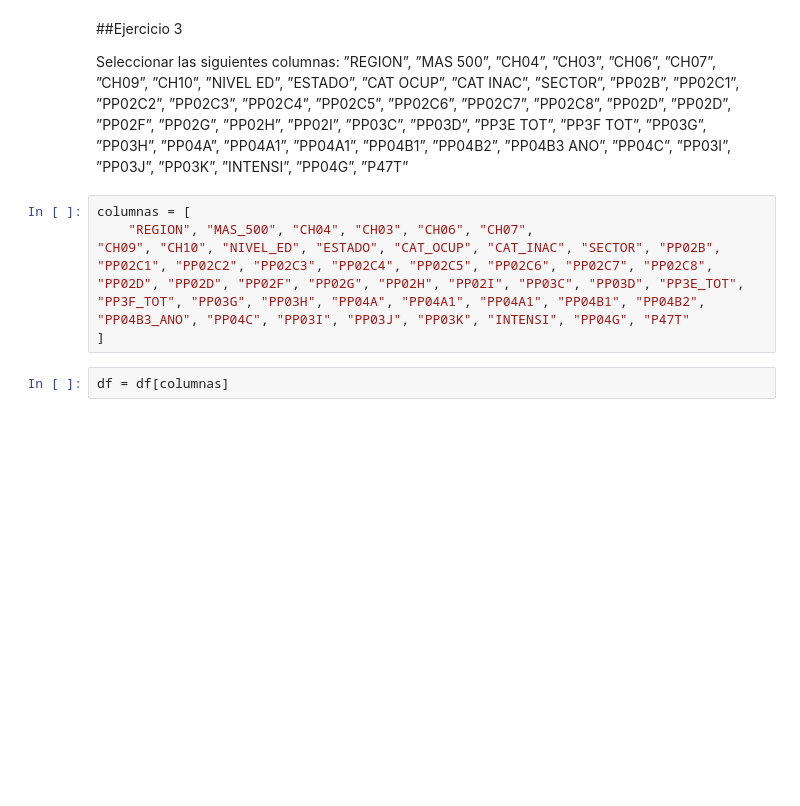
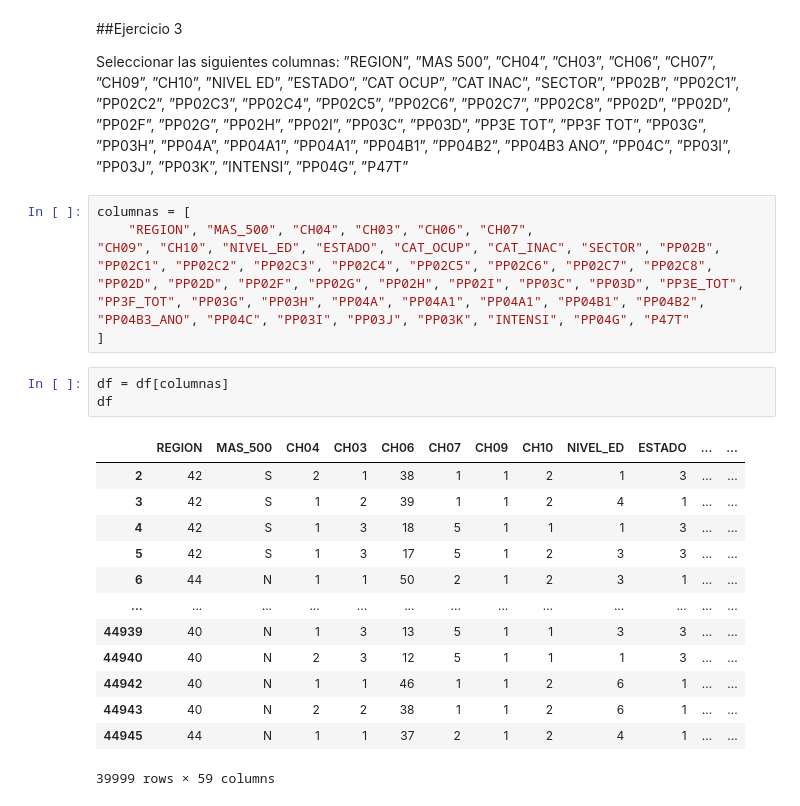
Before and after one commit to davidpalacio1/TP-1-LDD, a Jupyter notebook: TP_2_LDD.ipynb, the cells around one changed output. Drawn from its saved outputs; the diff is of its cells as text; blank space fills up the shorter version.

```diff
--- a/TP_2_LDD.ipynb
+++ b/TP_2_LDD.ipynb
@@ -88,3 +98,18 @@ columnas = [
 ]
 # %%
 df = df[columnas]
+df
+# %% [output]
+|  | REGION | MAS_500 | CH04 | CH03 | CH06 | CH07 | CH09 | CH10 | NIVEL_ED | ESTADO | ... | ... |
+| 2 | 42 | S | 2 | 1 | 38 | 1 | 1 | 2 | 1 | 3 | ... | ... |
+| 3 | 42 | S | 1 | 2 | 39 | 1 | 1 | 2 | 4 | 1 | ... | ... |
+| 4 | 42 | S | 1 | 3 | 18 | 5 | 1 | 1 | 1 | 3 | ... | ... |
+| 5 | 42 | S | 1 | 3 | 17 | 5 | 1 | 2 | 3 | 3 | ... | ... |
+| 6 | 44 | N | 1 | 1 | 50 | 2 | 1 | 2 | 3 | 1 | ... | ... |
+| ... | ... | ... | ... | ... | ... | ... | ... | ... | ... | ... | ... | ... |
+| 44939 | 40 | N | 1 | 3 | 13 | 5 | 1 | 1 | 3 | 3 | ... | ... |
+| 44940 | 40 | N | 2 | 3 | 12 | 5 | 1 | 1 | 1 | 3 | ... | ... |
+| 44942 | 40 | N | 1 | 1 | 46 | 1 | 1 | 2 | 6 | 1 | ... | ... |
+| 44943 | 40 | N | 2 | 2 | 38 | 1 | 1 | 2 | 6 | 1 | ... | ... |
+| 44945 | 44 | N | 1 | 1 | 37 | 2 | 1 | 2 | 4 | 1 | ... | ... |
+39999 rows × 59 columns
```
Also changed, not shown: parts of 6 cells of this notebook.
